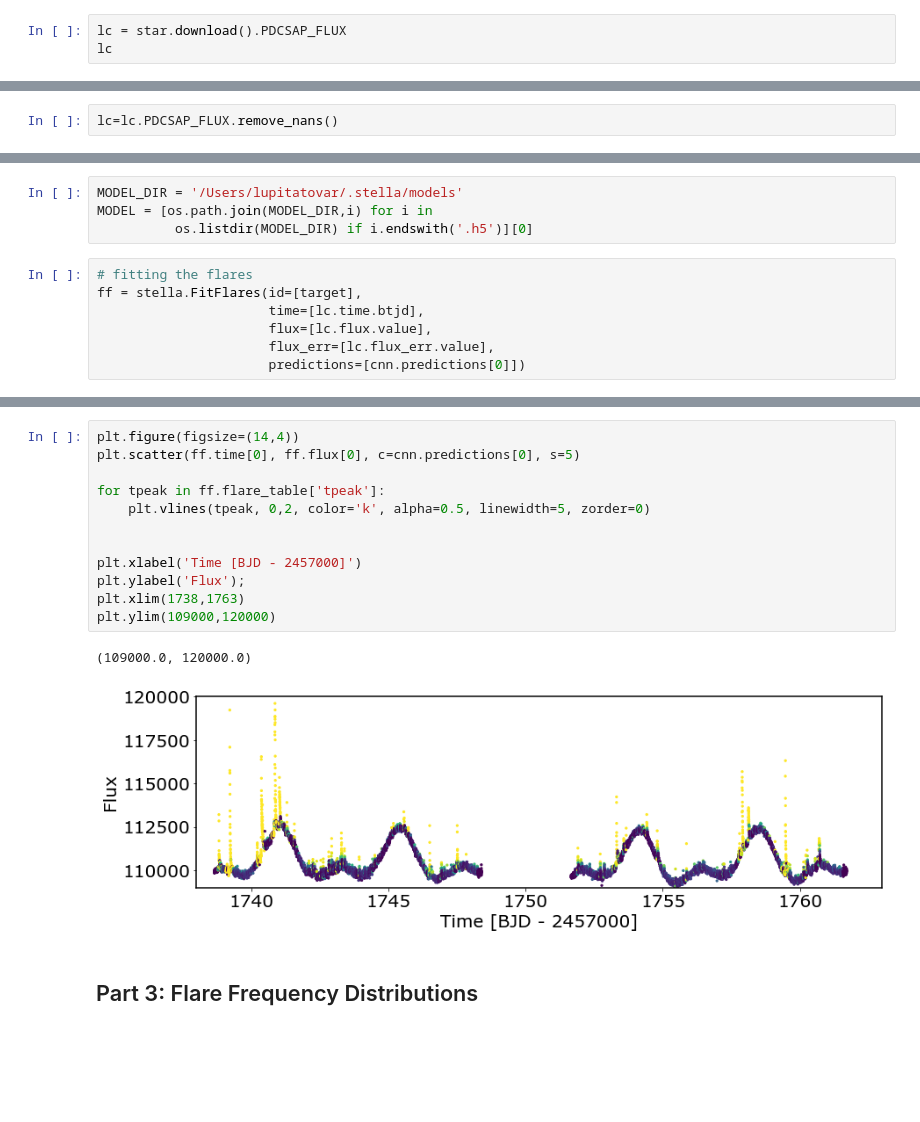
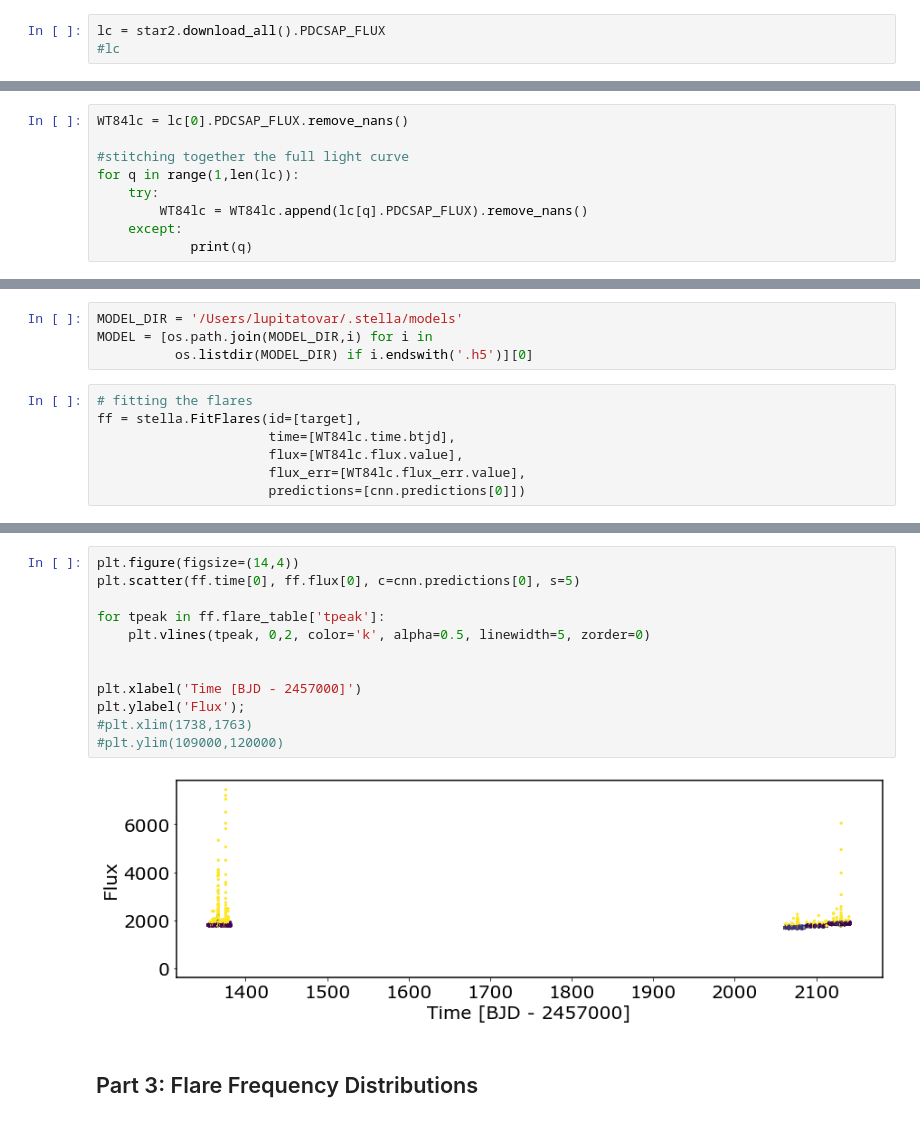
Before and after one commit to lupitatovar/PreMAP2021, a Jupyter notebook: WT84.ipynb, the cells around one changed output, grey strips where cells are left out. Saved outputs shown, nothing was run; the diff lists cells and outputs as text; blank space fills up the shorter version.

```diff
--- a/WT84.ipynb
+++ b/WT84.ipynb
@@ -42,6 +41,6 @@ Sector = TESS observes the sky in regions of 24x96 degrees for approximately 1 m
 
 Stella only like 2 minute data (120s) so we will use the first data product in the table
 # %%
-lc = star.download().PDCSAP_FLUX
-lc
+lc = star2.download_all().PDCSAP_FLUX
+#lc
 # %% [output]
@@ -68,2 +51,0 @@ TessLightCurve length=17929 LABEL="TIC 201792346" SECTOR=29 AUTHOR=SPOC
-# %%
-lc=lc.PDCSAP_FLUX.remove_nans()
@@ -74 +52,10 @@ $[1750.9487,~1754.384,~1758.1367,~\dots,~1768.9905,~1770.7554,~1779.515] \; \mat
+# %%
+WT84lc = lc[0].PDCSAP_FLUX.remove_nans()
+
+#stitching together the full light curve
+for q in range(1,len(lc)):
+    try:
+        WT84lc = WT84lc.append(lc[q].PDCSAP_FLUX).remove_nans()
+    except:
+            print(q)
 # %% [markdown]
@@ -305,9 +276,9 @@ MODEL = [os.path.join(MODEL_DIR,i) for i in
 # %%
 # fitting the flares
 ff = stella.FitFlares(id=[target],
-                      time=[lc.time.btjd],
-                      flux=[lc.flux.value],
-                      flux_err=[lc.flux_err.value],
+                      time=[WT84lc.time.btjd],
+                      flux=[WT84lc.flux.value],
+                      flux_err=[WT84lc.flux_err.value],
                       predictions=[cnn.predictions[0]])
 # %%
 ff.identify_flare_peaks(threshold=0.1) # can adjust threshold
@@ -330,18 +309,17 @@ print(len(flare_table))
 # %%
 plt.figure(figsize=(14,4))
 plt.scatter(ff.time[0], ff.flux[0], c=cnn.predictions[0], s=5)
 
 for tpeak in ff.flare_table['tpeak']:
     plt.vlines(tpeak, 0,2, color='k', alpha=0.5, linewidth=5, zorder=0)
 
 
 plt.xlabel('Time [BJD - 2457000]')
 plt.ylabel('Flux');
-plt.xlim(1738,1763)
-plt.ylim(109000,120000)
+#plt.xlim(1738,1763)
+#plt.ylim(109000,120000)
 # %% [output]
-(109000.0, 120000.0)
-[figure, old version]
+[figure, new version]
 # %% [markdown]
 ## Part 3: Flare Frequency Distributions
 # %% [markdown]
```
Also changed, not shown: parts of 29 cells of this notebook, 5 other files.
